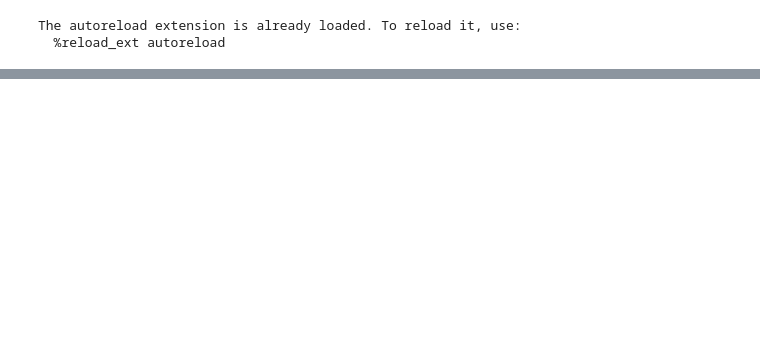
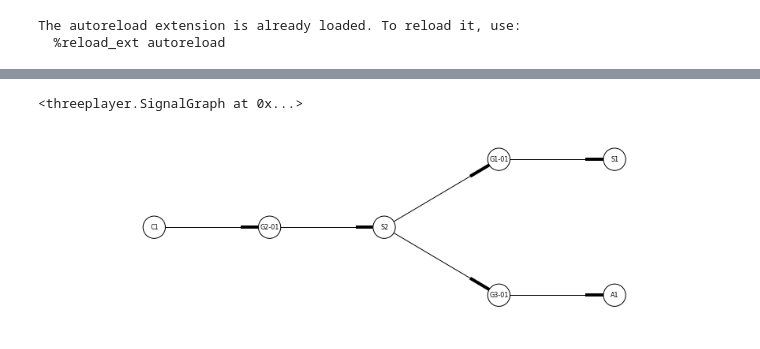
Before and after one commit to brettc/bricolage, a Jupyter notebook: analyse-three.ipynb, the cells around one changed output, grey strips where cells are left out. Saved outputs shown, nothing was run; the diff lists cells and outputs as text; code cells hidden in the pictures; blank space fills up the shorter version.

```diff
--- a/analyse-three.ipynb
+++ b/analyse-three.ipynb
@@ -118,0 +140,5 @@ N0.graph
+# %%
+NN[0].graph
+# %% [output]
+<threeplayer.SignalGraph at 0x...>
+[figure, added]
```
Also changed, not shown: parts of 24 cells of this notebook, 2 other files.
